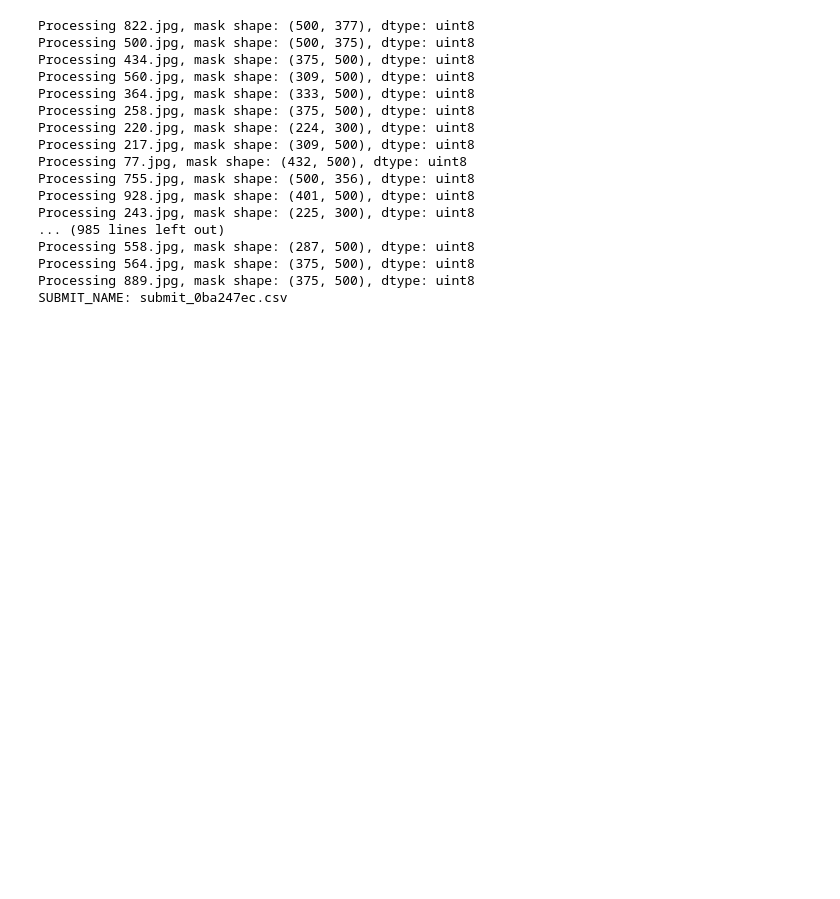
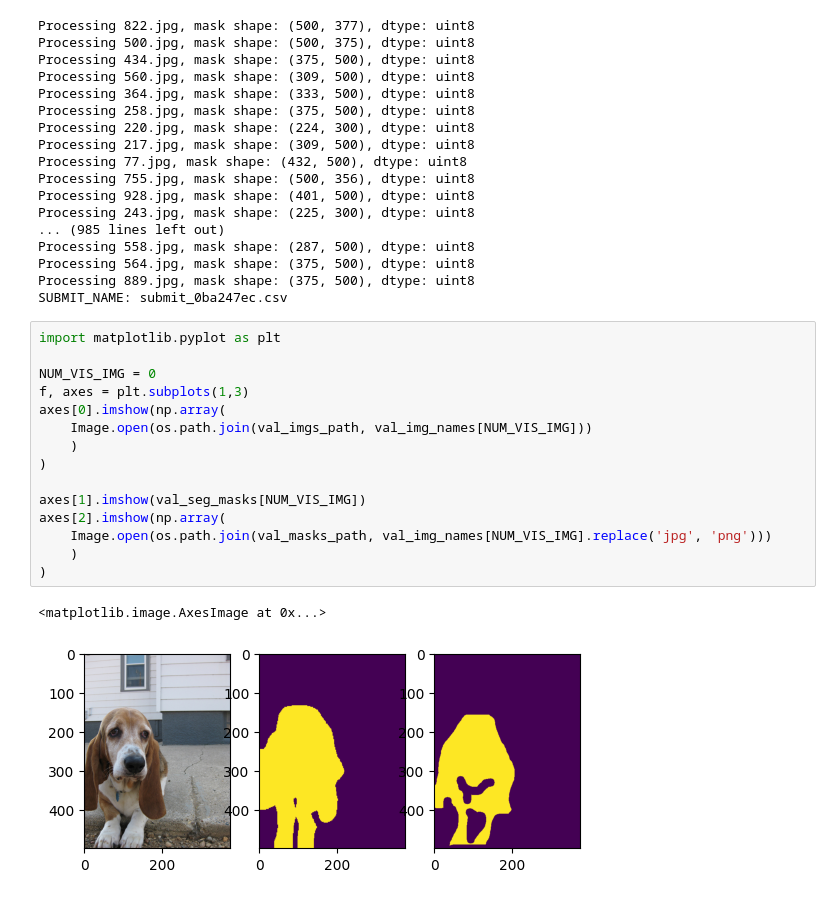
Before and after one commit to stefanasandei/roai-solved, a Jupyter notebook: international-contests/neoai/2025/day_3/7_cuties_segmentation.ipynb, the cells around one changed output. Drawn from its saved outputs; the diff is of its cells as text; blank space fills up the shorter version.

```diff
--- a/international-contests/neoai/2025/day_3/7_cuties_segmentation.ipynb
+++ b/international-contests/neoai/2025/day_3/7_cuties_segmentation.ipynb
@@ -225,3 +225,21 @@ Processing 558.jpg, mask shape: (287, 500), dtype: uint8
 Processing 564.jpg, mask shape: (375, 500), dtype: uint8
 Processing 889.jpg, mask shape: (375, 500), dtype: uint8
 SUBMIT_NAME: submit_0ba247ec.csv
+# %%
+import matplotlib.pyplot as plt
+
+NUM_VIS_IMG = 0
+f, axes = plt.subplots(1,3)
+axes[0].imshow(np.array(
+    Image.open(os.path.join(val_imgs_path, val_img_names[NUM_VIS_IMG]))
+    )
+)
+
+axes[1].imshow(val_seg_masks[NUM_VIS_IMG])
+axes[2].imshow(np.array(
+    Image.open(os.path.join(val_masks_path, val_img_names[NUM_VIS_IMG].replace('jpg', 'png')))
+    )
+)
+# %% [output]
+<matplotlib.image.AxesImage at 0x...>
+[figure, added]
```
Also changed, not shown: 1 other file.
